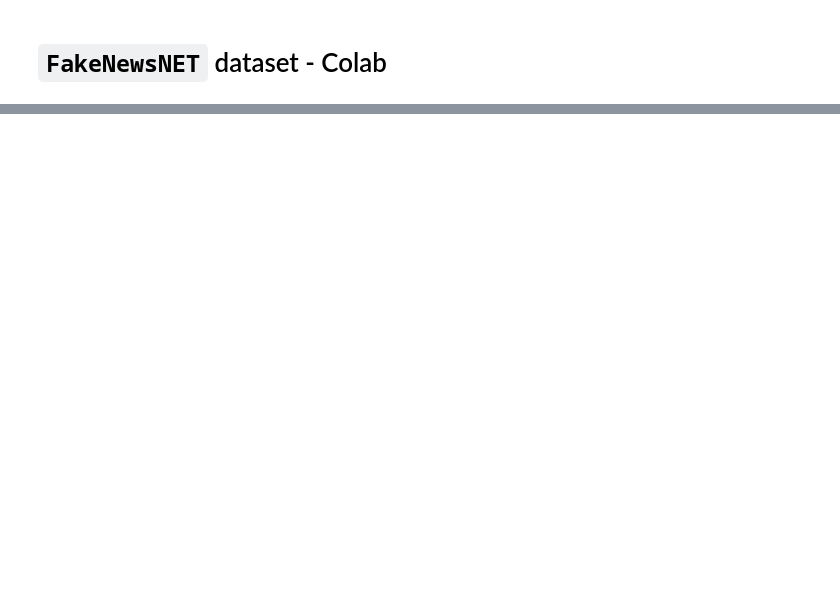
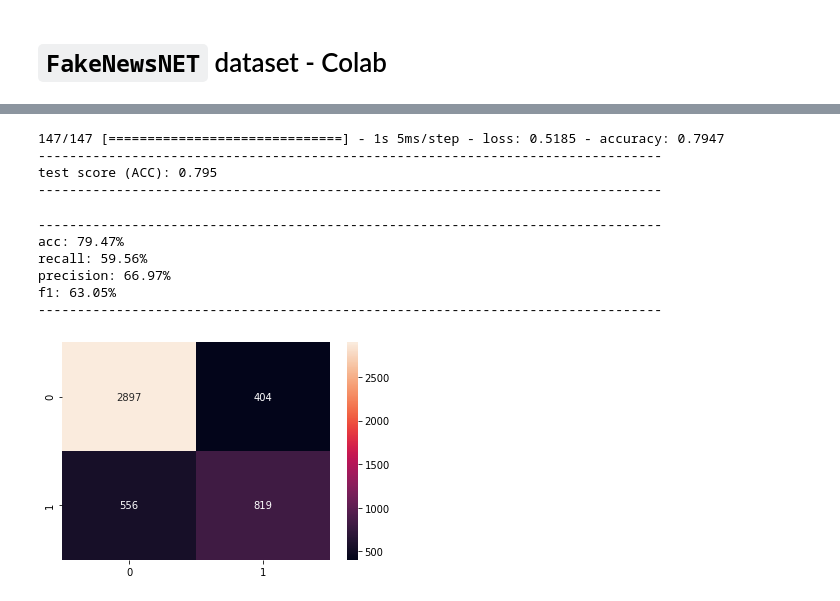
Before and after one commit to EddyEdzwan/StopFAIke, a Jupyter notebook: notebooks/JS_FakeNewsNET_Colab.ipynb, the cells around one changed output, grey strips where cells are left out. Saved outputs shown, nothing was run; the diff lists cells and outputs as text; code cells hidden in the pictures; blank space fills up the shorter version.

```diff
--- a/notebooks/JS_FakeNewsNET_Colab.ipynb
+++ b/notebooks/JS_FakeNewsNET_Colab.ipynb
@@ -22,0 +448,21 @@ data.shape
+# %%
+results = title_model.evaluate(X_title_test_pad, y_test)
+
+print('-'*80)
+print(f"test score (ACC): {results[1]:.3f}")
+print('-'*80)
+# %% [output]
+147/147 [==============================] - 1s 5ms/step - loss: 0.5185 - accuracy: 0.7947
+--------------------------------------------------------------------------------
+test score (ACC): 0.795
+--------------------------------------------------------------------------------
+# %%
+get_metrics(y_test, X_title_test_pad, title_model)
+# %% [output]
+--------------------------------------------------------------------------------
+acc: 79.47%
+recall: 59.56%
+precision: 66.97%
+f1: 63.05%
+--------------------------------------------------------------------------------
+[figure, added]
```
Also changed, not shown: parts of 33 cells of this notebook, 1 other file.
